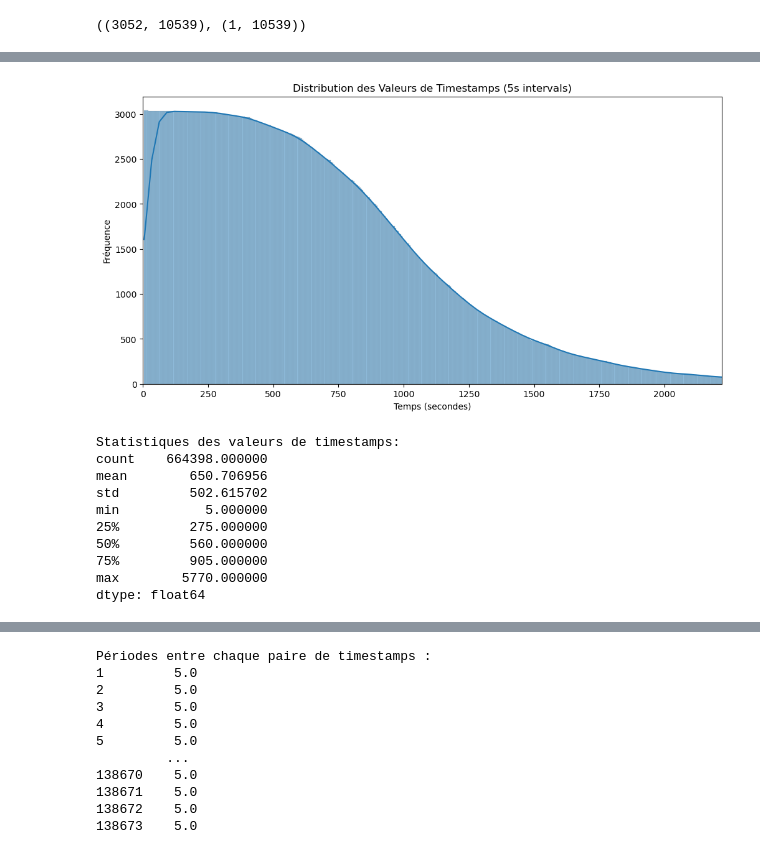
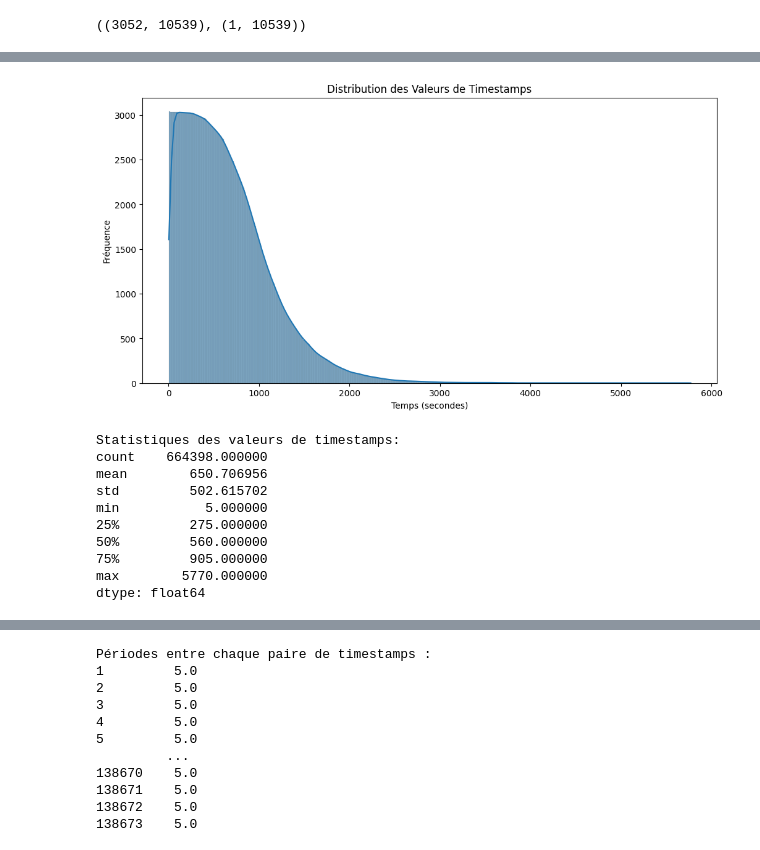
Before and after one commit to LapinRobin/OT-starcraft-prediction, a Jupyter notebook: sc2-keystrokes-public.ipynb, the cells around one changed output, grey strips where cells are left out. Drawn from its saved outputs; the diff is of its cells as text; code cells hidden in the pictures.

```diff
--- a/sc2-keystrokes-public.ipynb
+++ b/sc2-keystrokes-public.ipynb
@@ -164,35 +206,34 @@ features_train.shape, df1.shape
 # %%
 ## Distribution des timestamps
 import matplotlib.pyplot as plt
 import seaborn as sns
 import pandas as pd
 
 # Extraire tous les timestamps
 all_timestamps = []
 for _, row in features_train.iterrows():
     timestamps = [int(x[1:]) for x in row if isinstance(x, str) and x.startswith('t') and x[1:].isdigit()]
     all_timestamps.extend(timestamps)
 
 # Convertir en Series pandas pour faciliter l'analyse
 timestamp_series = pd.Series(all_timestamps)
+max_times = timestamp_series.max()
+bin_edges = np.arange(0, max_times + 5, 5)
 
-# Calculate bin edges that align with 5-second intervals
-max_time = timestamp_series.max()
-bin_edges = np.arange(0, max_time + 5, 5)
-
+# Créer le graphique de distribution
 plt.figure(figsize=(12, 6))
 sns.histplot(data=timestamp_series, bins=bin_edges, kde=True)
-plt.title('Distribution des Valeurs de Timestamps (5s intervals)')
+plt.title('Distribution des Valeurs de Timestamps')
 plt.xlabel('Temps (secondes)')
 plt.ylabel('Fréquence')
-plt.xlim(0, timestamp_series.quantile(0.99))
+# plt.xlim(0, timestamp_series.quantile(0.99))  # Limite l'axe x au 99e percentile pour une meilleure visibilité
 plt.show()
 
 # Afficher les statistiques récapitulatives
 print("\nStatistiques des valeurs de timestamps:")
 print(timestamp_series.describe())
 # %% [output]
-[figure, old version]
+[figure, new version]
 Statistiques des valeurs de timestamps:
 count    664398.000000
 mean        650.706956
```
Also changed, not shown: parts of 25 cells of this notebook.
